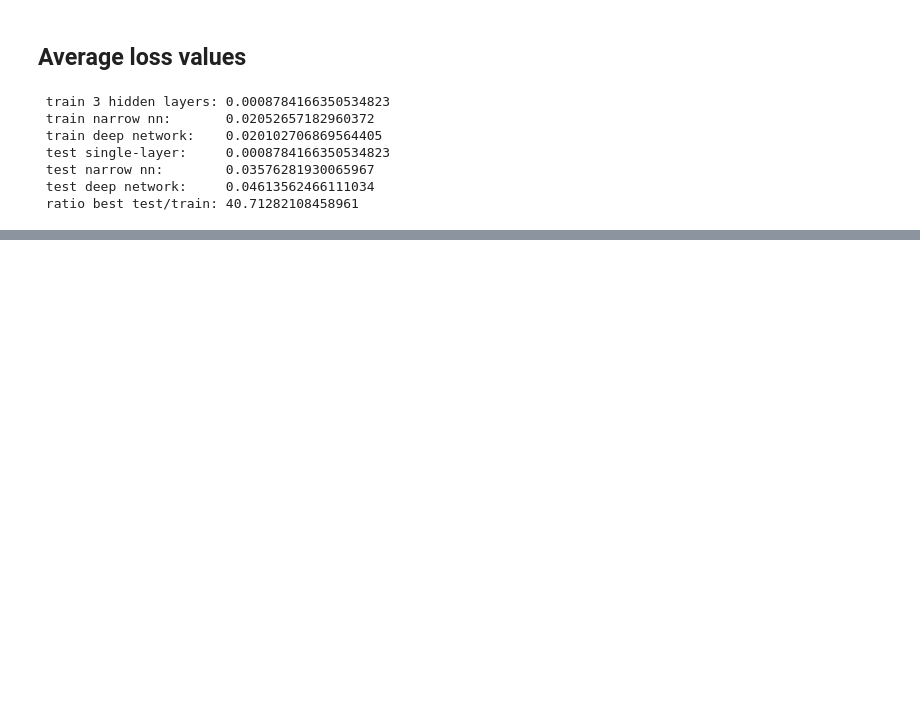
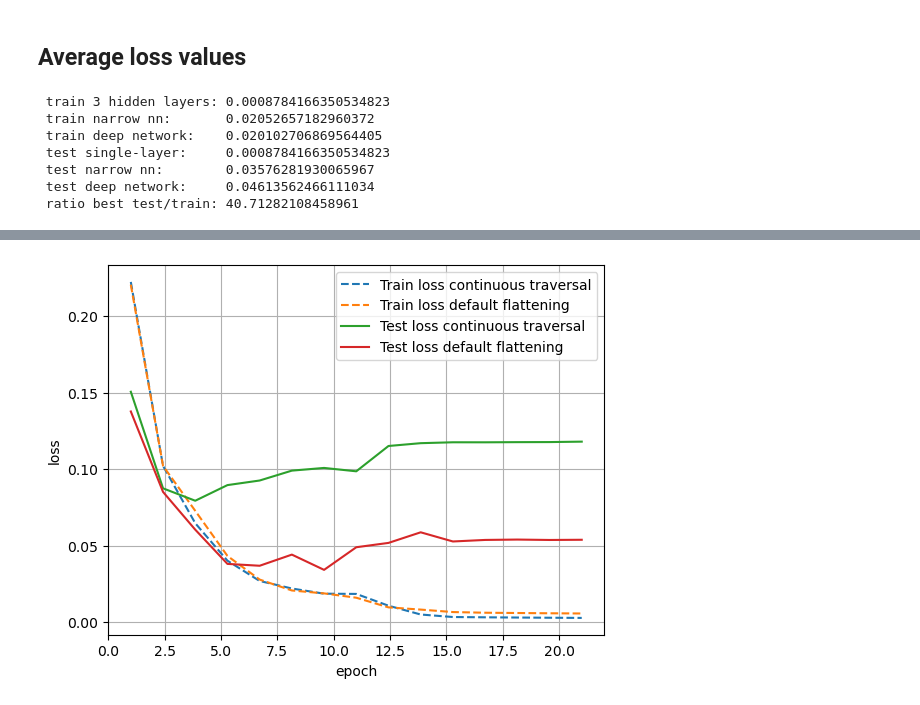
Before and after one commit to vschormann/MA_ML_assisted_SUPG, a Jupyter notebook: Section_3_1.ipynb, the cells around one changed output, grey strips where cells are left out. Saved outputs shown, nothing was run; the diff lists cells and outputs as text; code cells hidden in the pictures; blank space fills up the shorter version.

Commit message:
continuous traversal added as additional material

```diff
--- a/Section_3_1.ipynb
+++ b/Section_3_1.ipynb
@@ -528,6 +529,7 @@ def train(
         test_set_input_dir,
         test_set_target_dir,
         batch_size,
+        continuous_traversal = False,
         save_steps = 10,
         train_loss_file = None,
         test_loss_file = None,
@@ -536,13 +538,21 @@ def train(
         figure_file = None
 ):
     H,W = 32,32
-    transform_flat_key = create_flattening_index_set(H=H+2,W=W+2, continuous_traversal=False)
+    transform_flat_key = create_flattening_index_set(H=H+2,W=W+2, continuous_traversal=continuous_traversal)
     transform = flattening_transform(flat_key=transform_flat_key, C=13)
+    if continuous_traversal:
+        cell_ind_to_grid = create_cell_ind_to_grid(H,W)
+        flat_key = create_flattening_index_set(H,W, True)
+
+        target_reindex = cell_ind_to_grid.flatten()[flat_key]
+        target_transform = reindex_transform(reindex=target_reindex)
+    else:
+        target_transform = None
     train_set = dataset(
         input_dir=train_set_input_dir,
         target_dir=train_set_target_dir,
         transform=transform,
-        target_transform=None,
+        target_transform=target_transform,
         device=device
     )
 
@@ -907,0 +878,83 @@ print(f" train 3 hidden layers:\t{a}\n train narrow nn:\t{b}\n train deep networ
+# %%
+a,b=train(
+    device = 'mps',
+    dtype = torch.float32,
+    model_init_dir = f"data/example_3_1/models/d4_plain_model_init.pth",
+    in_features = 15028,
+    out_features = 1024,
+    width=32,
+    depth = 2,
+    activation = nn.LeakyReLU,
+    residual_connection = None,
+    normalization = None,
+    Dropout = None,
+    p = None,
+    loss_fn = nn.MSELoss(),
+    optimizer = torch.optim.Adam,
+    scheduler = torch.optim.lr_scheduler.StepLR,
+    step_size = 10,
+    epochs = 15,
+    train_set_input_dir = "data/example_3_1/training_set/inputs/",
+    train_set_target_dir = "data/example_3_1/training_set/target_values/",
+    test_set_input_dir = "data/example_3_1/test_set/inputs/",
+    test_set_target_dir = "data/example_3_1/test_set/target_values/",
+    batch_size = 10,
+    continuous_traversal=True,
+    save_steps = 10,
+    train_loss_file = None,
+    test_loss_file = None,
+    model_dir = None,
+    figure = False,
+    figure_file = None
+)
+
+c,d=train(
+    device = 'mps',
+    dtype = torch.float32,
+    model_init_dir = f"data/example_3_1/models/d4_plain_model_init.pth",
+    in_features = 15028,
+    out_features = 1024,
+    width=32,
+    depth = 4,
+    activation = nn.LeakyReLU,
+    residual_connection = None,
+    normalization = None,
+    Dropout = None,
+    p = None,
+    loss_fn = nn.MSELoss(),
+    optimizer = torch.optim.Adam,
+    scheduler = torch.optim.lr_scheduler.StepLR,
+    step_size = 10,
+    epochs = 15,
+    train_set_input_dir = "data/example_3_1/training_set/inputs/",
+    train_set_target_dir = "data/example_3_1/training_set/target_values/",
+    test_set_input_dir = "data/example_3_1/test_set/inputs/",
+    test_set_target_dir = "data/example_3_1/test_set/target_values/",
+    batch_size = 10,
+    continuous_traversal=False,
+    save_steps = 10,
+    train_loss_file = None,
+    test_loss_file = None,
+    model_dir = None,
+    figure = False,
+    figure_file = None
+)
+
+clear_output()
+start = 0
+end = 20
+x= np.linspace(start+1,end+1,len(a[start:end]))
+
+
+plt.plot(x, a[start:end],label='Train loss continuous traversal', linestyle='--')
+plt.plot(x, c[start:end],label='Train loss default flattening', linestyle='--')
+plt.plot(x, b[start:end],label='Test loss continuous traversal', linestyle='-')
+plt.plot(x, d[start:end],label='Test loss default flattening', linestyle='-')
+
+plt.xlabel('epoch')
+plt.ylabel('loss')
+plt.legend()
+plt.grid(True)
+plt.show()
+# %% [output]
+[figure, added]
```
Also changed, not shown: parts of 4 cells of this notebook, 1 other file.
